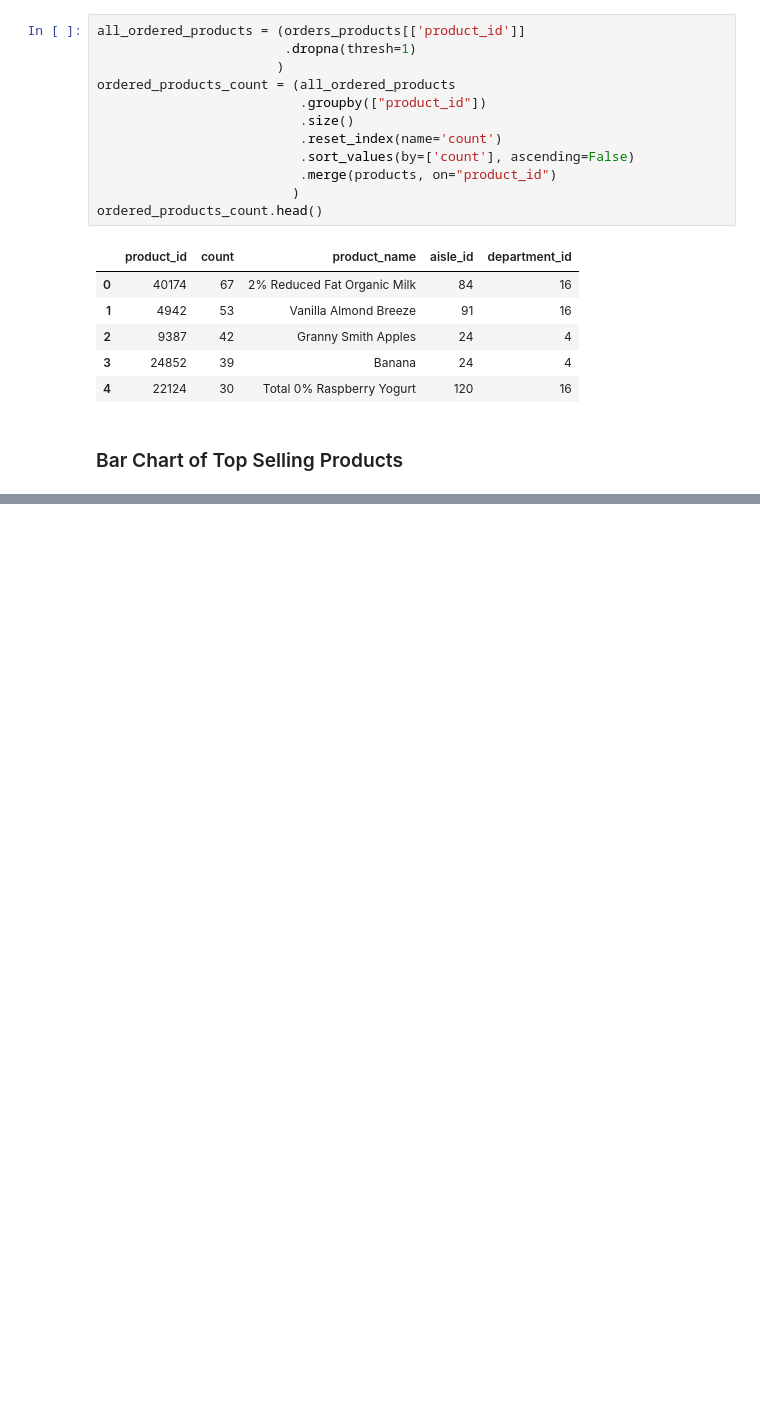
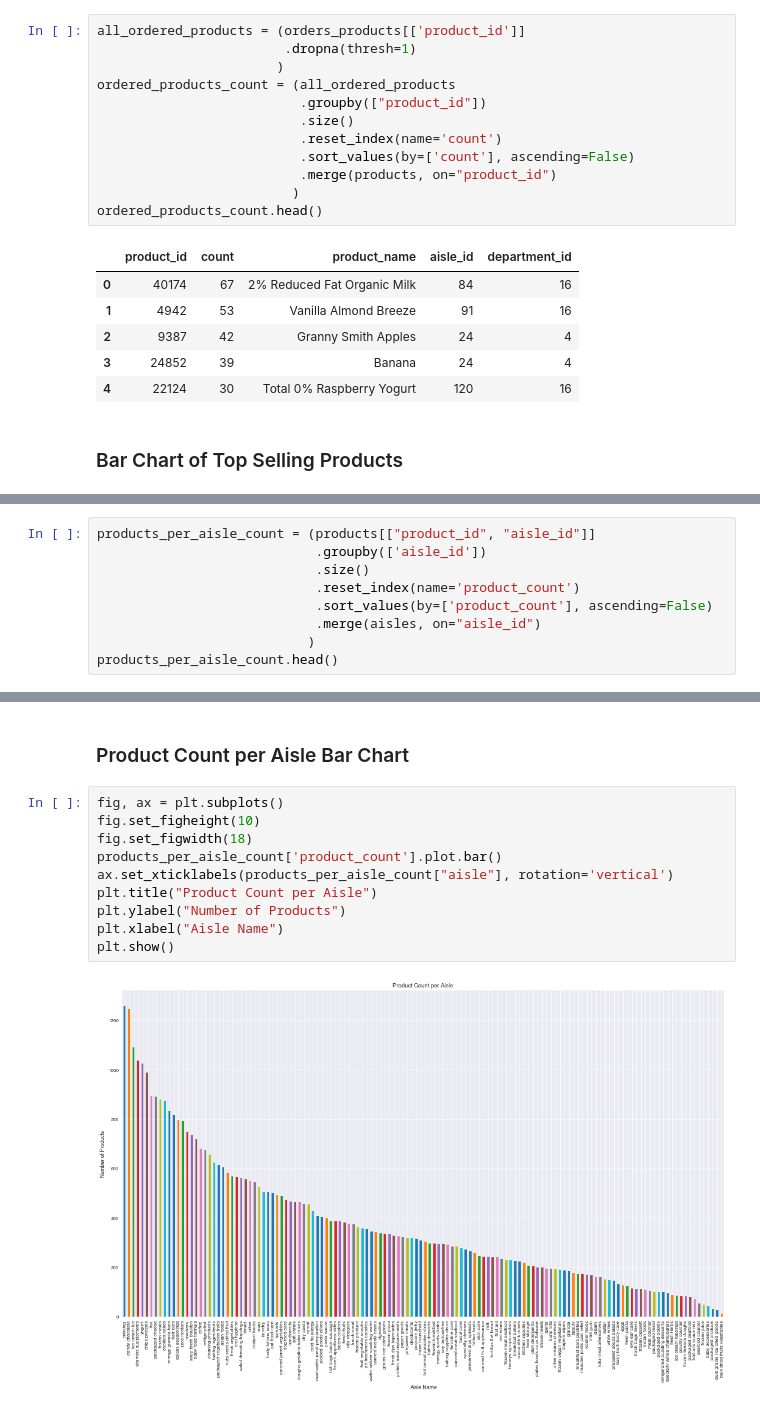
Before and after one commit to 1carew1/instacart_investigation, a Jupyter notebook: Assignment2_EDA.ipynb, the cells around one changed output, grey strips where cells are left out. Drawn from its saved outputs; the diff is of its cells as text; blank space fills up the shorter version.

```diff
--- a/Assignment2_EDA.ipynb
+++ b/Assignment2_EDA.ipynb
@@ -486,0 +494,9 @@ plt.show()
+# %%
+products_per_aisle_count = (products[["product_id", "aisle_id"]]
+                            .groupby(['aisle_id'])
+                            .size()
+                            .reset_index(name='product_count')
+                            .sort_values(by=['product_count'], ascending=False)
+                            .merge(aisles, on="aisle_id")
+                           )
+products_per_aisle_count.head()
@@ -486,0 +510,14 @@ plt.show()
+# %% [markdown]
+### Product Count per Aisle Bar Chart
+# %%
+fig, ax = plt.subplots()
+fig.set_figheight(10)
+fig.set_figwidth(18)
+products_per_aisle_count['product_count'].plot.bar()
+ax.set_xticklabels(products_per_aisle_count["aisle"], rotation='vertical')
+plt.title("Product Count per Aisle")
+plt.ylabel("Number of Products")
+plt.xlabel("Aisle Name")
+plt.show()
+# %% [output]
+[figure, added]
```
Also changed, not shown: parts of 16 cells of this notebook.
